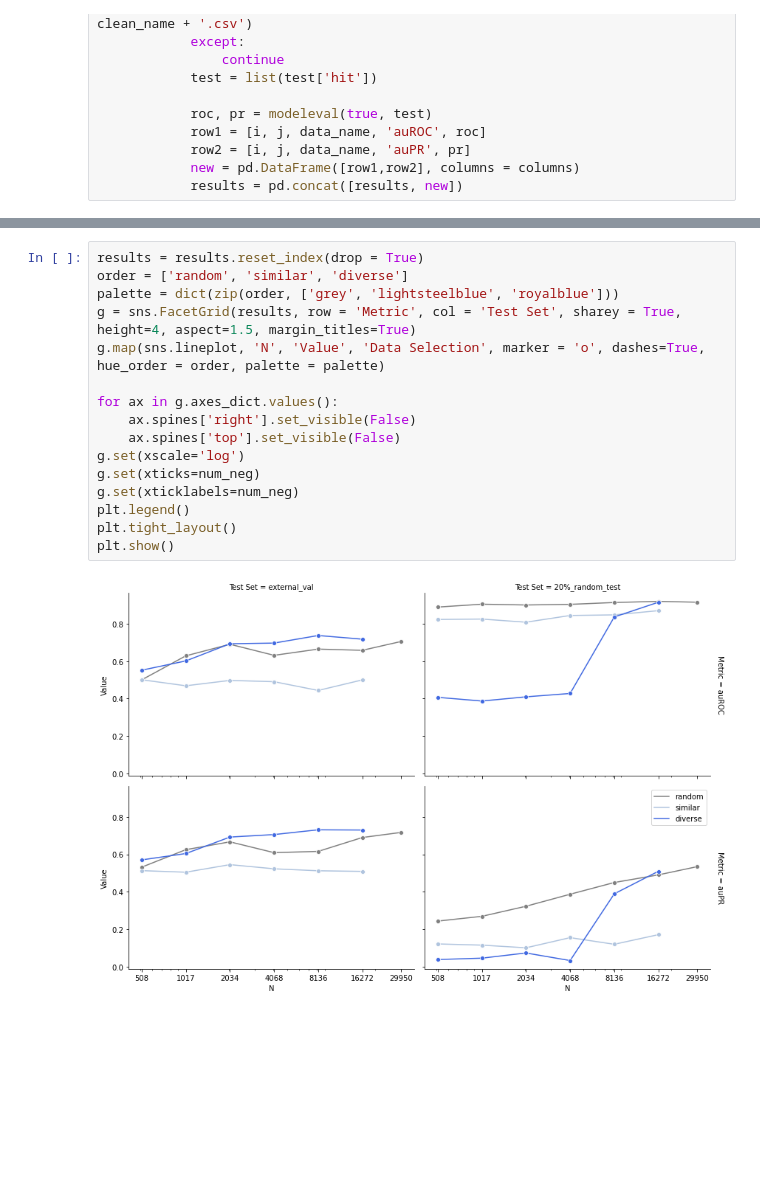
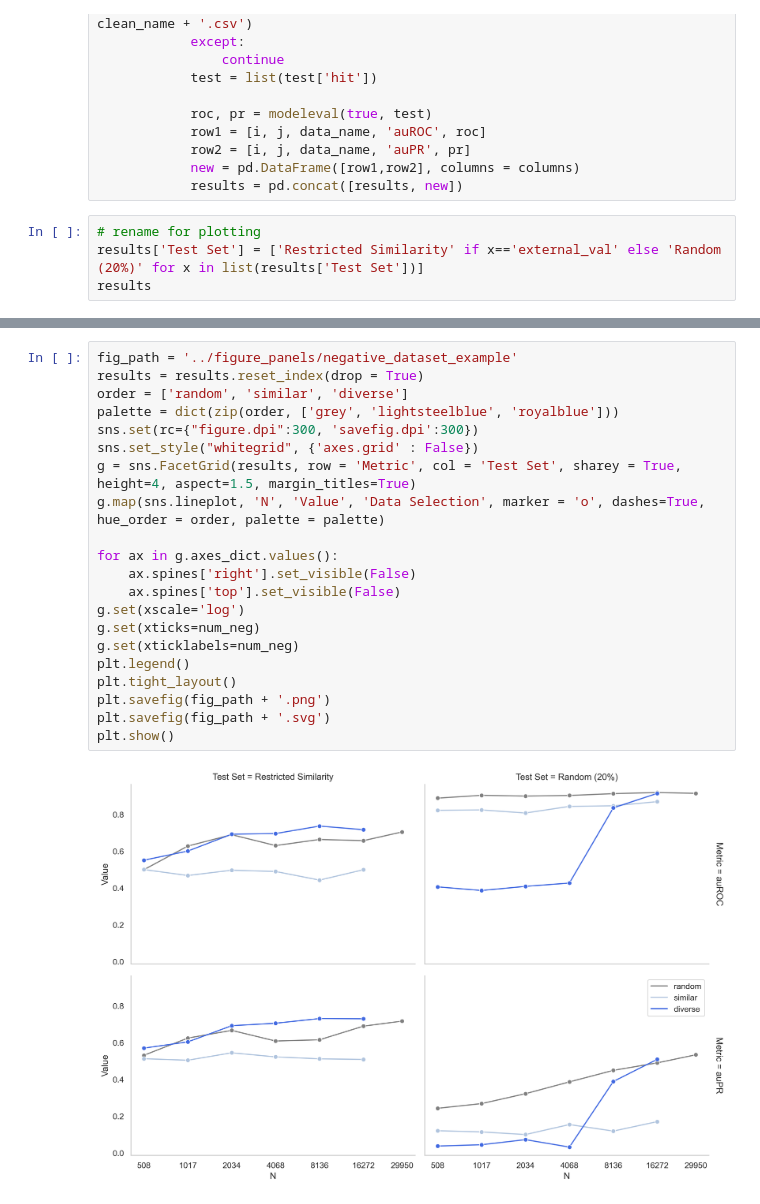
Before and after one commit to jackievaleri/ngonorrhoeae_abx_ml_discovery, a Jupyter notebook: src/08_try_different_negative_datasets_model.ipynb, the cells around one changed output, grey strips where cells are left out. Drawn from its saved outputs; the diff is of its cells as text; blank space fills up the shorter version.

```diff
--- a/src/08_try_different_negative_datasets_model.ipynb
+++ b/src/08_try_different_negative_datasets_model.ipynb
@@ -216,3 +216,7 @@ for i in num_neg:
             row2 = [i, j, data_name, 'auPR', pr]
             new = pd.DataFrame([row1,row2], columns = columns)
             results = pd.concat([results, new])
+# %%
+# rename for plotting
+results['Test Set'] = ['Restricted Similarity' if x=='external_val' else 'Random (20%)' for x in list(results['Test Set'])]
+results
@@ -219,18 +237,23 @@ for i in num_neg:
 # %%
+fig_path = '../figure_panels/negative_dataset_example'
 results = results.reset_index(drop = True)
 order = ['random', 'similar', 'diverse']
 palette = dict(zip(order, ['grey', 'lightsteelblue', 'royalblue']))
+sns.set(rc={"figure.dpi":300, 'savefig.dpi':300})
+sns.set_style("whitegrid", {'axes.grid' : False})
 g = sns.FacetGrid(results, row = 'Metric', col = 'Test Set', sharey = True, height=4, aspect=1.5, margin_titles=True)
 g.map(sns.lineplot, 'N', 'Value', 'Data Selection', marker = 'o', dashes=True, hue_order = order, palette = palette)
 
 for ax in g.axes_dict.values():
     ax.spines['right'].set_visible(False)
     ax.spines['top'].set_visible(False)
 g.set(xscale='log')
 g.set(xticks=num_neg)
 g.set(xticklabels=num_neg)
 plt.legend()
 plt.tight_layout()
+plt.savefig(fig_path + '.png')
+plt.savefig(fig_path + '.svg')
 plt.show()
 # %% [output]
-[figure, old version]
+[figure, new version]
```
Also changed, not shown: parts of 1 cell of this notebook, 18 other files.
